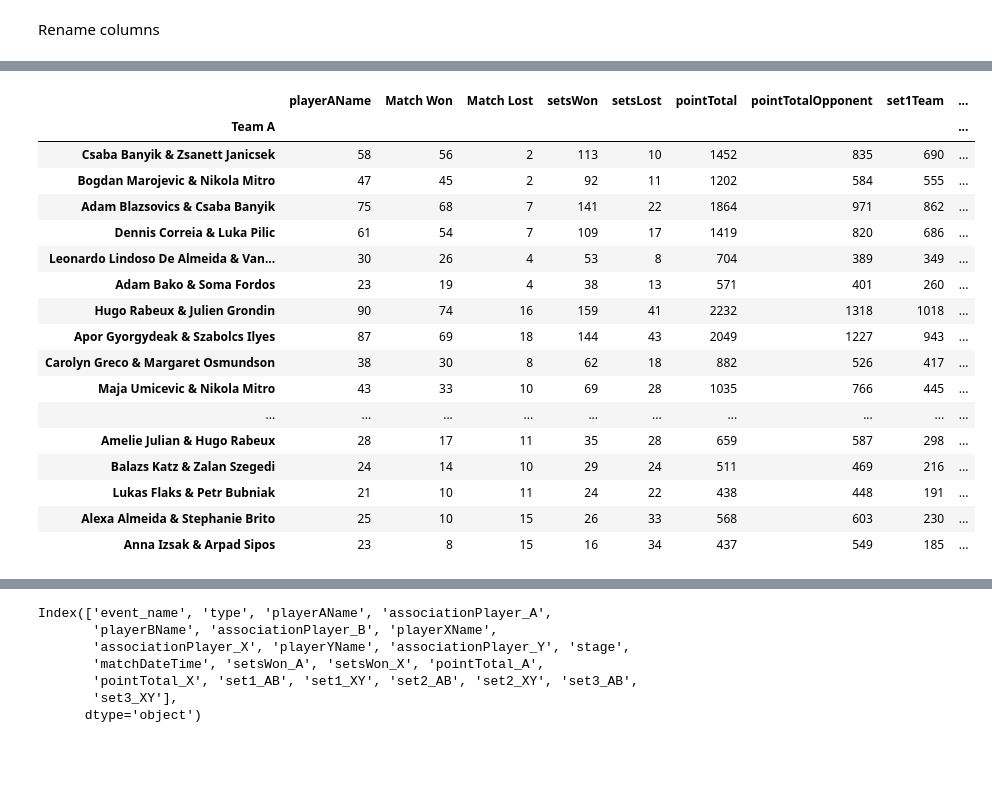
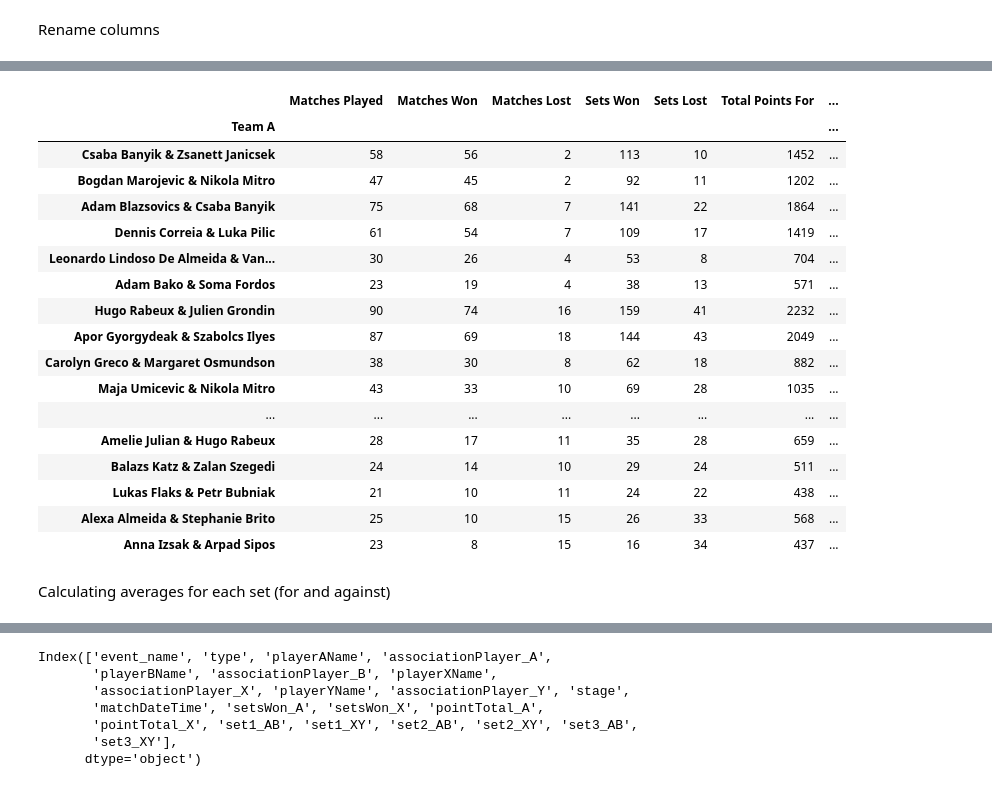
Before and after one commit to basketking/FITEQ_matches, a Jupyter notebook: main.ipynb, the cells around one changed output, grey strips where cells are left out. Saved outputs shown, nothing was run; the diff lists cells and outputs as text; code cells hidden in the pictures; blank space fills up the shorter version.

```diff
--- a/main.ipynb
+++ b/main.ipynb
@@ -407,5 +388,5 @@ df_doubles_concat['setsCount'] = df_doubles_concat['setsWon'] + df_doubles_conca
 # %%
-df_doubles_concat['Match Won'] = df_doubles_concat['setsWon'].apply(lambda x: matchwon(x))
-df_doubles_concat['Match Lost'] = df_doubles_concat['setsWon'].apply(lambda x: matchlost(x))
+df_doubles_concat['Matches Won'] = df_doubles_concat['Sets Won'].apply(lambda x: matchwon(x))
+df_doubles_concat['Matches Lost'] = df_doubles_concat['Sets Won'].apply(lambda x: matchlost(x))
 
-df_doubles_concat['threeSetMatch'] = df_doubles_concat['setsCount'].apply(lambda x: thirdset(x))
+df_doubles_concat['Number of Final Sets'] = df_doubles_concat['Sets Count'].apply(lambda x: thirdset(x))
@@ -429,16 +393,16 @@ df_doubles_concat[df_doubles_concat['Team A'] == 'Fethi Larit & Samir Maoui'].to
 # %%
 df_doubles_grouped = df_doubles_concat.groupby('Team A').agg({
     'playerAName': 'count',
-    'Match Won': 'sum',
-    'Match Lost': 'sum',
-    'setsWon': 'sum',
-    'setsLost': 'sum',
-    'pointTotal': 'sum',
-    'pointTotalOpponent': 'sum',
-    'set1Team': 'sum',
-    'set1Opponent': 'sum',
-    'set2Team': 'sum',
-    'set2Opponent': 'sum',
-    'set3Team': 'sum',
-    'set3Opponent': 'sum',
-    'threeSetMatch': 'sum'})
+    'Matches Won': 'sum',
+    'Matches Lost': 'sum',
+    'Sets Won': 'sum',
+    'Sets Lost': 'sum',
+    'Total Points For': 'sum',
+    'Total Points Against': 'sum',
+    'Set 1 Points For': 'sum',
+    'Set 1 Points Against': 'sum',
+    'Set 2 Points For': 'sum',
+    'Set 2 Points Against': 'sum',
+    'Set 3 Points For': 'sum',
+    'Set 3 Points Against': 'sum',
+    'Number of Final Sets': 'sum'})
@@ -453,7 +409,9 @@ Index(['playerAName', 'Match Won', 'Match Lost', 'setsWon', 'setsLost',
+# %%
+df_doubles_grouped.rename(columns = {'playerAName': 'Matches Played'}, inplace = True)
 # %%
-df_doubles_grouped['Winning Percentage'] = round(((df_doubles_grouped['Match Won'] / df_doubles_grouped['playerAName'])*100), 2)
+df_doubles_grouped['Winning Percentage'] = round(((df_doubles_grouped['Matches Won'] / df_doubles_grouped['Matches Played'])*100), 2)
 
-df_doubles_grouped['Set Winning Percentage'] = round(((df_doubles_grouped['setsWon'] / (df_doubles_grouped['setsWon'] + df_doubles_grouped['setsLost']))*100), 2)
+df_doubles_grouped['Set Winning Percentage'] = round(((df_doubles_grouped['Sets Won'] / (df_doubles_grouped['Sets Won'] + df_doubles_grouped['Sets Lost']))*100), 2)
 # %%
 df_doubles_grouped
 # %% [output]
@@ -473,23 +431,25 @@ df_doubles_grouped
 805 rows × 16 columns
 # %%
-df_doubles_grouped[df_doubles_grouped.playerAName > 20].sort_values('Winning Percentage', ascending = False)
+df_doubles_grouped[df_doubles_grouped['Matches Played'] > 20].sort_values('Winning Percentage', ascending = False) ## Quick reality check
 # %% [output]
-|  | playerAName | Match Won | Match Lost | setsWon | setsLost | pointTotal | pointTotalOpponent | set1Team | ... |
-| Team A |  |  |  |  |  |  |  |  | ... |
-| Csaba Banyik & Zsanett Janicsek | 58 | 56 | 2 | 113 | 10 | 1452 | 835 | 690 | ... |
-| Bogdan Marojevic & Nikola Mitro | 47 | 45 | 2 | 92 | 11 | 1202 | 584 | 555 | ... |
-| Adam Blazsovics & Csaba Banyik | 75 | 68 | 7 | 141 | 22 | 1864 | 971 | 862 | ... |
-| Dennis Correia & Luka Pilic | 61 | 54 | 7 | 109 | 17 | 1419 | 820 | 686 | ... |
-| Leonardo Lindoso De Almeida & Van... | 30 | 26 | 4 | 53 | 8 | 704 | 389 | 349 | ... |
-| Adam Bako & Soma Fordos | 23 | 19 | 4 | 38 | 13 | 571 | 401 | 260 | ... |
-| Hugo Rabeux & Julien Grondin | 90 | 74 | 16 | 159 | 41 | 2232 | 1318 | 1018 | ... |
-| Apor Gyorgydeak & Szabolcs Ilyes | 87 | 69 | 18 | 144 | 43 | 2049 | 1227 | 943 | ... |
-| Carolyn Greco & Margaret Osmundson | 38 | 30 | 8 | 62 | 18 | 882 | 526 | 417 | ... |
-| Maja Umicevic & Nikola Mitro | 43 | 33 | 10 | 69 | 28 | 1035 | 766 | 445 | ... |
-| ... | ... | ... | ... | ... | ... | ... | ... | ... | ... |
-| Amelie Julian & Hugo Rabeux | 28 | 17 | 11 | 35 | 28 | 659 | 587 | 298 | ... |
-| Balazs Katz & Zalan Szegedi | 24 | 14 | 10 | 29 | 24 | 511 | 469 | 216 | ... |
-| Lukas Flaks & Petr Bubniak | 21 | 10 | 11 | 24 | 22 | 438 | 448 | 191 | ... |
-| Alexa Almeida & Stephanie Brito | 25 | 10 | 15 | 26 | 33 | 568 | 603 | 230 | ... |
-| Anna Izsak & Arpad Sipos | 23 | 8 | 15 | 16 | 34 | 437 | 549 | 185 | ... |
+|  | Matches Played | Matches Won | Matches Lost | Sets Won | Sets Lost | Total Points For | ... |
+| Team A |  |  |  |  |  |  | ... |
+| Csaba Banyik & Zsanett Janicsek | 58 | 56 | 2 | 113 | 10 | 1452 | ... |
+| Bogdan Marojevic & Nikola Mitro | 47 | 45 | 2 | 92 | 11 | 1202 | ... |
+| Adam Blazsovics & Csaba Banyik | 75 | 68 | 7 | 141 | 22 | 1864 | ... |
+| Dennis Correia & Luka Pilic | 61 | 54 | 7 | 109 | 17 | 1419 | ... |
+| Leonardo Lindoso De Almeida & Van... | 30 | 26 | 4 | 53 | 8 | 704 | ... |
+| Adam Bako & Soma Fordos | 23 | 19 | 4 | 38 | 13 | 571 | ... |
+| Hugo Rabeux & Julien Grondin | 90 | 74 | 16 | 159 | 41 | 2232 | ... |
+| Apor Gyorgydeak & Szabolcs Ilyes | 87 | 69 | 18 | 144 | 43 | 2049 | ... |
+| Carolyn Greco & Margaret Osmundson | 38 | 30 | 8 | 62 | 18 | 882 | ... |
+| Maja Umicevic & Nikola Mitro | 43 | 33 | 10 | 69 | 28 | 1035 | ... |
+| ... | ... | ... | ... | ... | ... | ... | ... |
+| Amelie Julian & Hugo Rabeux | 28 | 17 | 11 | 35 | 28 | 659 | ... |
+| Balazs Katz & Zalan Szegedi | 24 | 14 | 10 | 29 | 24 | 511 | ... |
+| Lukas Flaks & Petr Bubniak | 21 | 10 | 11 | 24 | 22 | 438 | ... |
+| Alexa Almeida & Stephanie Brito | 25 | 10 | 15 | 26 | 33 | 568 | ... |
+| Anna Izsak & Arpad Sipos | 23 | 8 | 15 | 16 | 34 | 437 | ... |
+# %% [markdown]
+Calculating averages for each set (for and against)
 # %%
```
Also changed, not shown: parts of 73 cells of this notebook, 5 other files.
